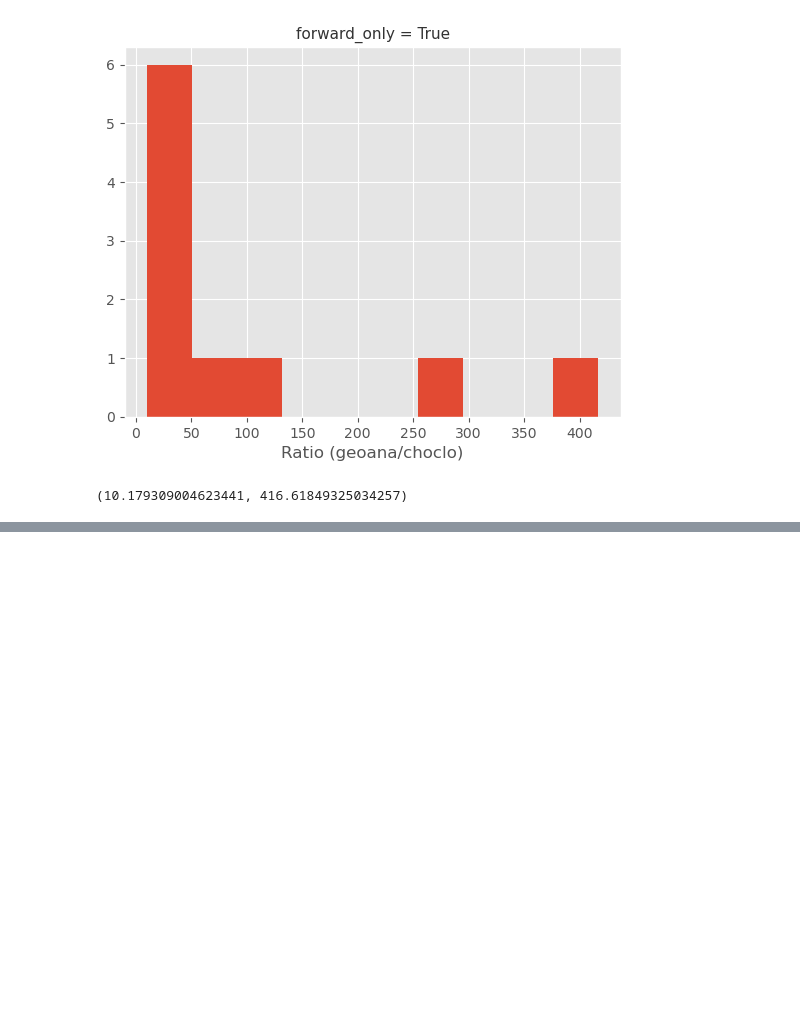
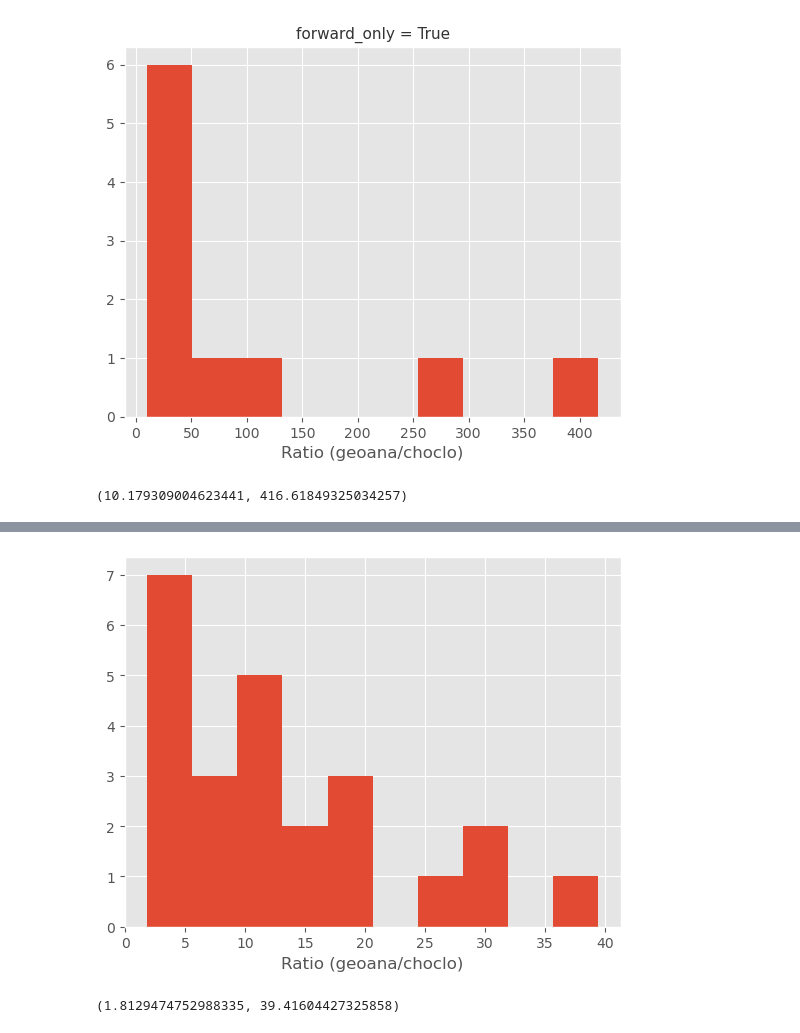
Before and after one commit to santisoler/simpeg-benchmarks-magnetic, a Jupyter notebook: code/figures.ipynb, the cells around one changed output, grey strips where cells are left out. Cells and saved outputs as stored; diff of their text form; code cells hidden in the pictures; blank space fills up the shorter version.

```diff
--- a/code/figures.ipynb
+++ b/code/figures.ipynb
@@ -500,0 +563,4 @@ ratii.values.min(), ratii.values.max()
+# %%
+ratii = threads_vector.times.sel(engine="geoana") / threads_vector.times.sel(engine="choclo")
+ratii.name = "Ratio (geoana/choclo)"
+ratii
@@ -500,0 +586,9 @@ ratii.values.min(), ratii.values.max()
+# %%
+ratii.plot()
+plt.show()
+# %% [output]
+[figure, added]
+# %%
+ratii.values.min(), ratii.values.max()
+# %% [output]
+(1.8129474752988335, 39.41604427325858)
```
Also changed, not shown: parts of 13 cells of this notebook.
